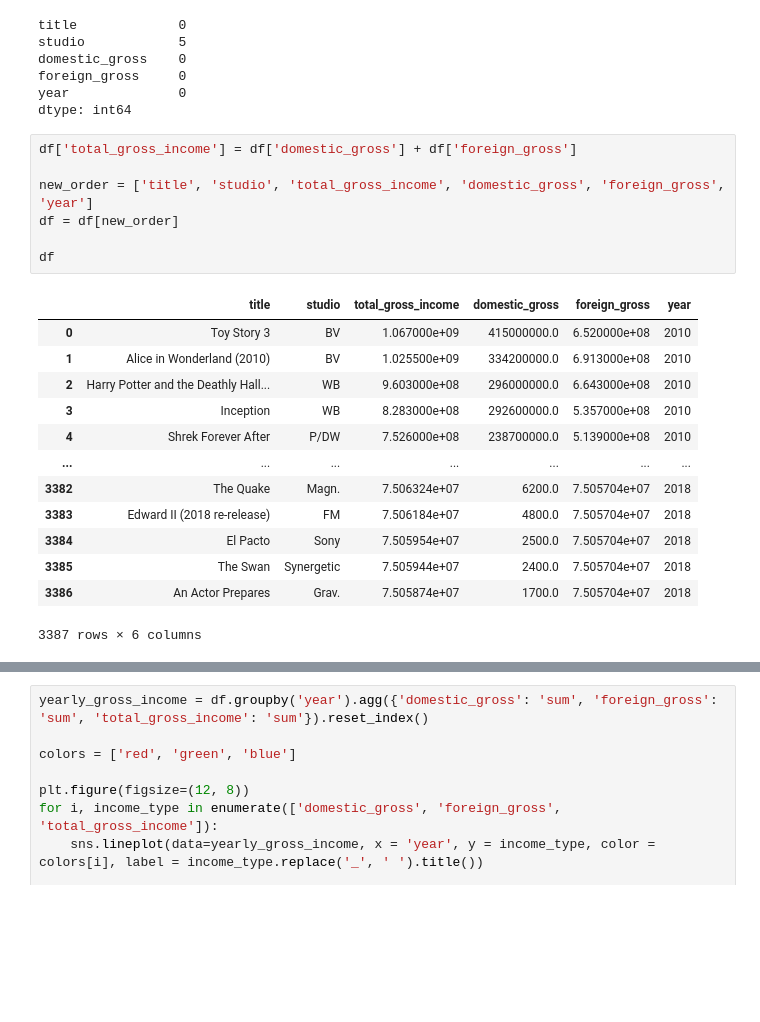
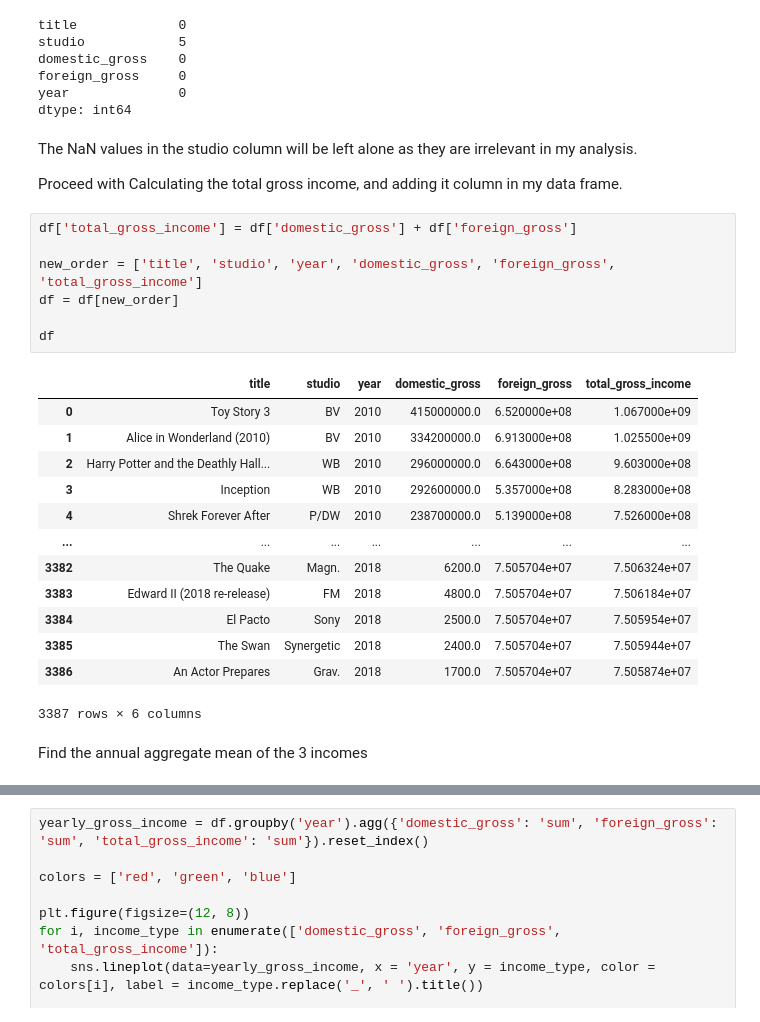
Before and after one commit to AwuorJ/dsc-phase-1-project-v2-3, a Jupyter notebook: student.ipynb, the cells around one changed output, grey strips where cells are left out. Drawn from its saved outputs; the diff is of its cells as text; blank space fills up the shorter version.

Commit message:
edit final analysis

```diff
--- a/student.ipynb
+++ b/student.ipynb
@@ -231,24 +235,30 @@ domestic_gross    0
 foreign_gross     0
 year              0
 dtype: int64
+# %% [markdown]
+The NaN values in the studio column will be left alone as they are irrelevant in my analysis.
+
+Proceed with Calculating the total gross income, and adding it column in my data frame.
 # %%
 df['total_gross_income'] = df['domestic_gross'] + df['foreign_gross']
 
-new_order = ['title', 'studio', 'total_gross_income', 'domestic_gross', 'foreign_gross', 'year']
+new_order = ['title', 'studio', 'year', 'domestic_gross', 'foreign_gross', 'total_gross_income']
 df = df[new_order]
 
 df
 # %% [output]
-|  | title | studio | total_gross_income | domestic_gross | foreign_gross | year |
-| 0 | Toy Story 3 | BV | 1.067000e+09 | 415000000.0 | 6.520000e+08 | 2010 |
-| 1 | Alice in Wonderland (2010) | BV | 1.025500e+09 | 334200000.0 | 6.913000e+08 | 2010 |
-| 2 | Harry Potter and the Deathly Hall... | WB | 9.603000e+08 | 296000000.0 | 6.643000e+08 | 2010 |
-| 3 | Inception | WB | 8.283000e+08 | 292600000.0 | 5.357000e+08 | 2010 |
-| 4 | Shrek Forever After | P/DW | 7.526000e+08 | 238700000.0 | 5.139000e+08 | 2010 |
+|  | title | studio | year | domestic_gross | foreign_gross | total_gross_income |
+| 0 | Toy Story 3 | BV | 2010 | 415000000.0 | 6.520000e+08 | 1.067000e+09 |
+| 1 | Alice in Wonderland (2010) | BV | 2010 | 334200000.0 | 6.913000e+08 | 1.025500e+09 |
+| 2 | Harry Potter and the Deathly Hall... | WB | 2010 | 296000000.0 | 6.643000e+08 | 9.603000e+08 |
+| 3 | Inception | WB | 2010 | 292600000.0 | 5.357000e+08 | 8.283000e+08 |
+| 4 | Shrek Forever After | P/DW | 2010 | 238700000.0 | 5.139000e+08 | 7.526000e+08 |
 | ... | ... | ... | ... | ... | ... | ... |
-| 3382 | The Quake | Magn. | 7.506324e+07 | 6200.0 | 7.505704e+07 | 2018 |
-| 3383 | Edward II (2018 re-release) | FM | 7.506184e+07 | 4800.0 | 7.505704e+07 | 2018 |
-| 3384 | El Pacto | Sony | 7.505954e+07 | 2500.0 | 7.505704e+07 | 2018 |
-| 3385 | The Swan | Synergetic | 7.505944e+07 | 2400.0 | 7.505704e+07 | 2018 |
-| 3386 | An Actor Prepares | Grav. | 7.505874e+07 | 1700.0 | 7.505704e+07 | 2018 |
+| 3382 | The Quake | Magn. | 2018 | 6200.0 | 7.505704e+07 | 7.506324e+07 |
+| 3383 | Edward II (2018 re-release) | FM | 2018 | 4800.0 | 7.505704e+07 | 7.506184e+07 |
+| 3384 | El Pacto | Sony | 2018 | 2500.0 | 7.505704e+07 | 7.505954e+07 |
+| 3385 | The Swan | Synergetic | 2018 | 2400.0 | 7.505704e+07 | 7.505944e+07 |
+| 3386 | An Actor Prepares | Grav. | 2018 | 1700.0 | 7.505704e+07 | 7.505874e+07 |
 3387 rows × 6 columns
+# %% [markdown]
+Find the annual aggregate mean of the 3 incomes
```
Also changed, not shown: parts of 18 cells of this notebook.
